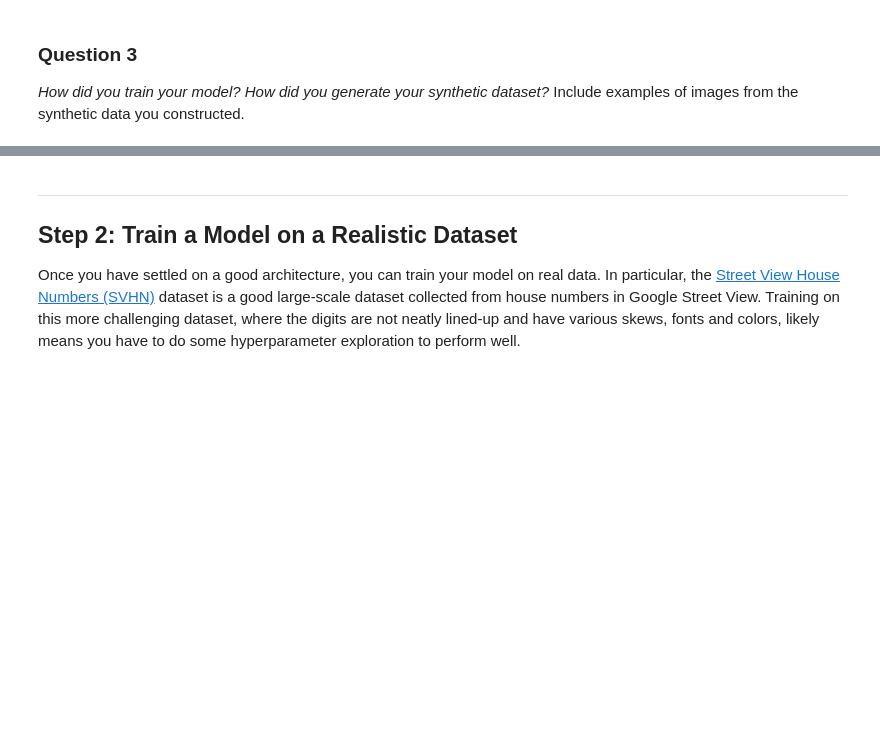
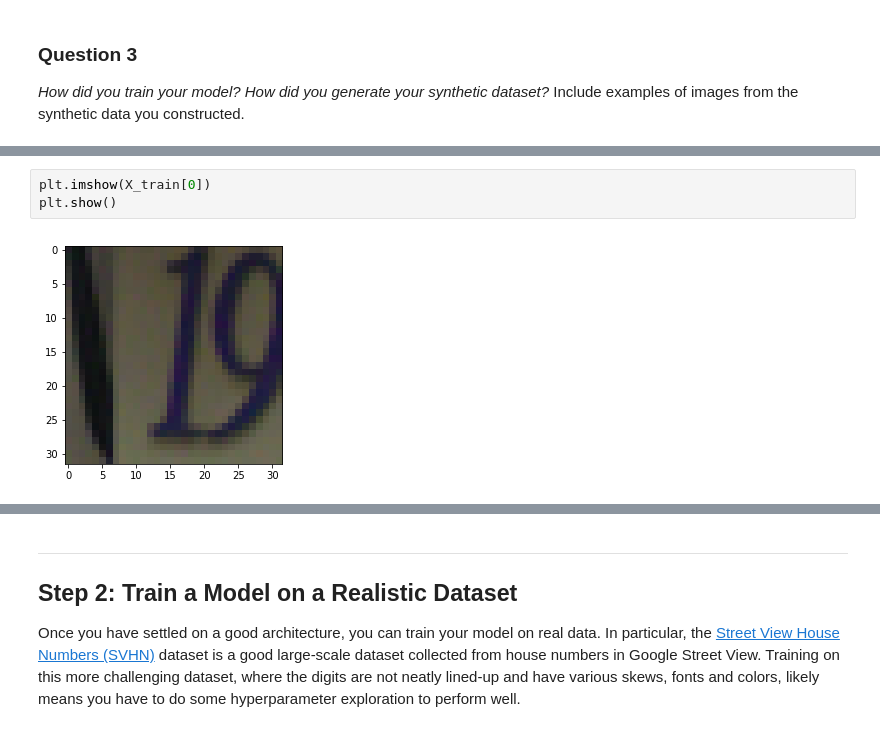
Before and after one commit to dkumar95120/machine_learning_dk, a Jupyter notebook: projects/digit_recognition/digit_recognition.ipynb, the cells around one changed output, grey strips where cells are left out. Drawn from its saved outputs; the diff is of its cells as text; blank space fills up the shorter version.

```diff
--- a/projects/digit_recognition/digit_recognition.ipynb
+++ b/projects/digit_recognition/digit_recognition.ipynb
@@ -569,0 +597,5 @@ _How did you train your model? How did you generate your synthetic dataset?_ Inc
+# %%
+plt.imshow(X_train[0])
+plt.show()
+# %% [output]
+[figure, added]
```
Also changed, not shown: parts of 24 cells of this notebook, 9 other files.
